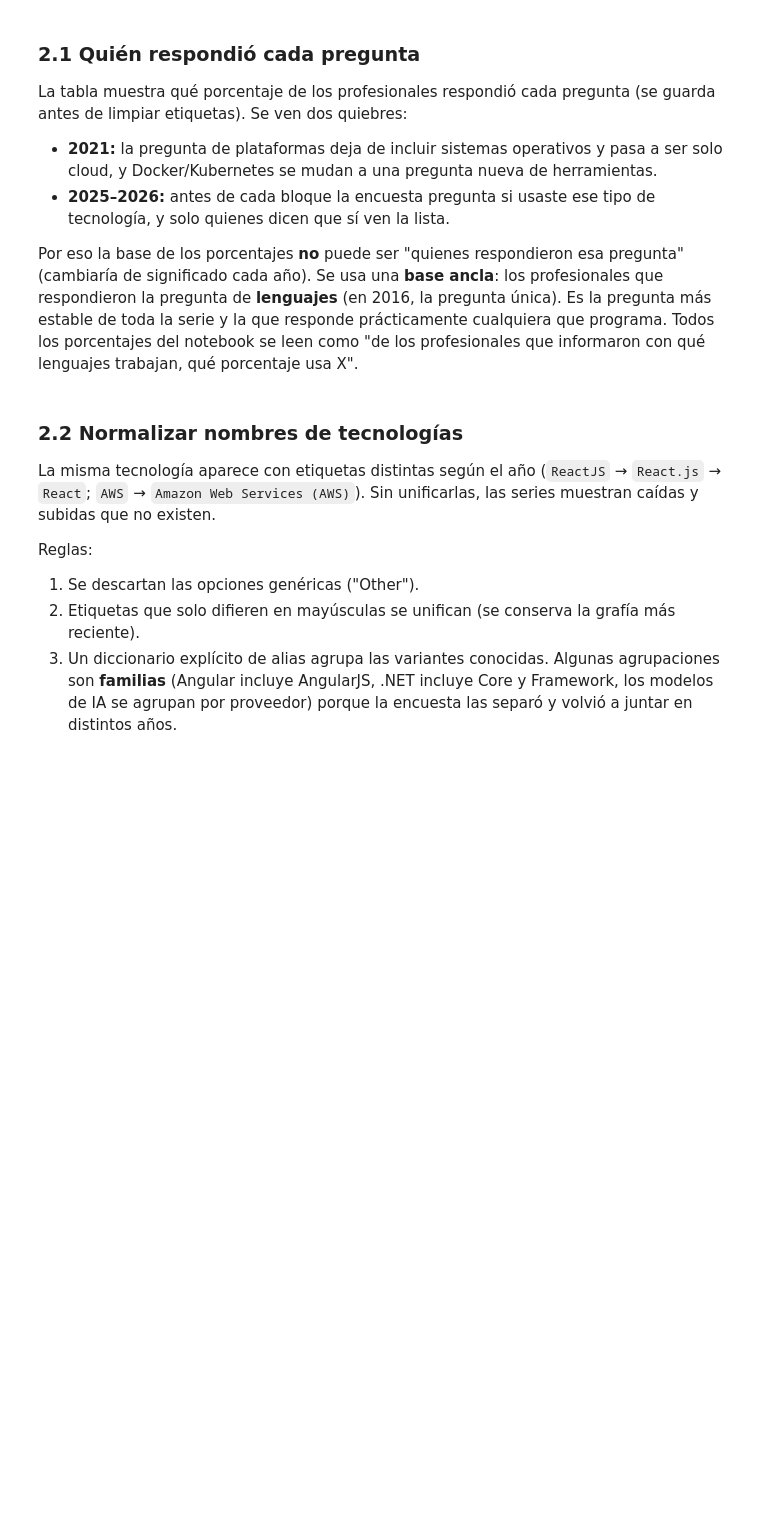
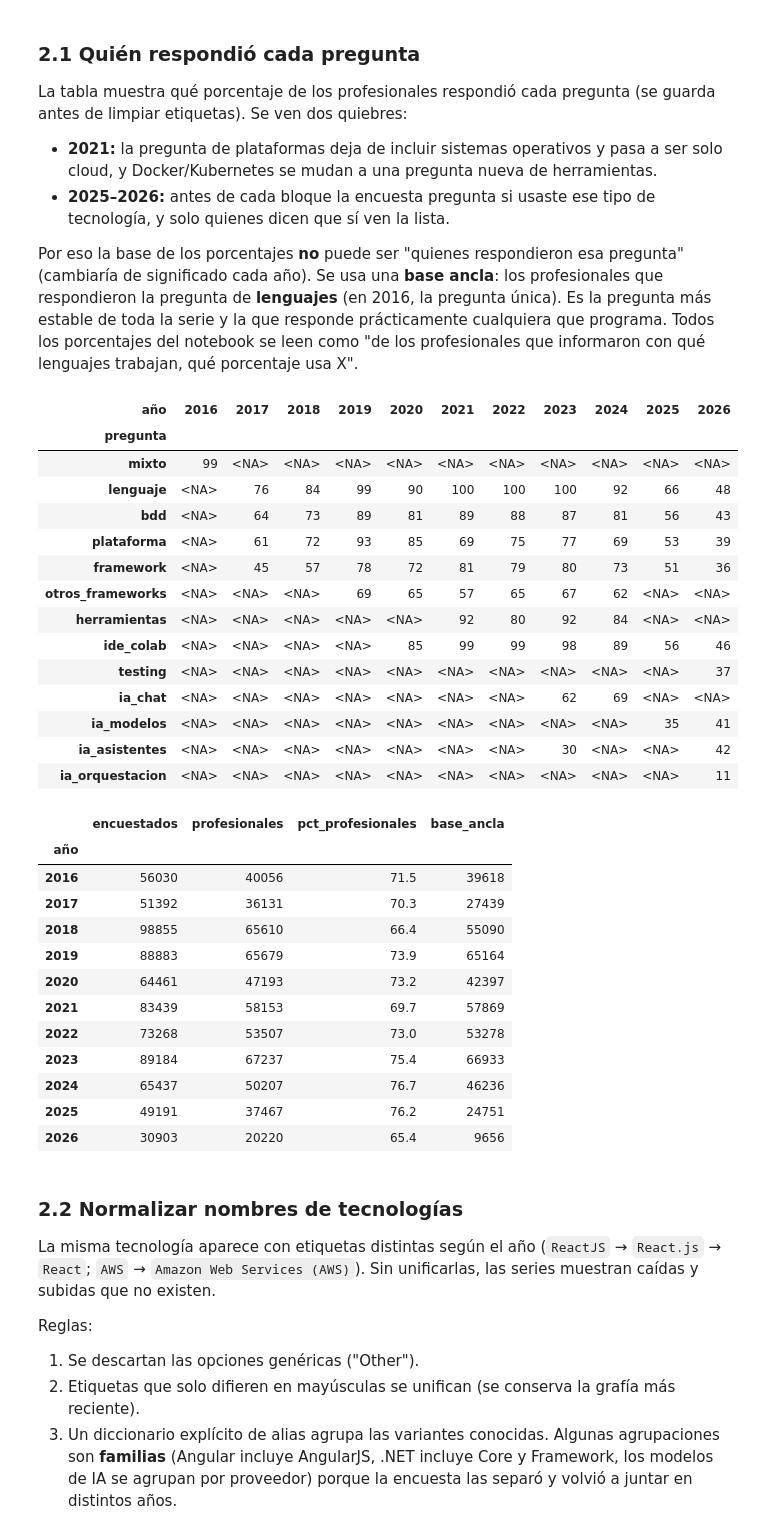
Before and after one commit to Maraffonso/Consulting-Challenge, a Jupyter notebook: notebooks/03_tendencias_mercados.ipynb, the cells around one changed output. Cells and saved outputs as stored; diff of their text form; code cells hidden in the pictures; blank space fills up the shorter version.

```diff
--- a/notebooks/03_tendencias_mercados.ipynb
+++ b/notebooks/03_tendencias_mercados.ipynb
@@ -65,7 +77,7 @@ def es_profesional(año, df):
         return df["perfil"] == "I am a developer by profession"
     return (df["perfil"] == "I create code as a primary part of my job") & activo
 
-columnas_persona = ["año", "id", "es_profesional", "empleo", "rol", "exp_pro", "exp_total", "remoto", "ai_select", "pais"]
+columnas_persona = ["año", "id", "es_profesional", "empleo", "rol", "ai_select", "pais"]
 personas = []
 for año, df in crudo.items():
     df = df.copy()
@@ -113,22 +166,46 @@ Por eso la base de los porcentajes **no** puede ser "quienes respondieron esa pr
 # %%
 respondieron = largo[["año", "id", "relacion", "pregunta"]].drop_duplicates()
 respondieron = respondieron.merge(personas[["año", "id", "es_profesional"]], on=["año", "id"])
 
 base_usa = respondieron[(respondieron["relacion"] == "usa") & respondieron["es_profesional"]]
-tasa = (base_usa.groupby(["pregunta", "año"], observed=True)["id"].nunique().unstack("año")
-        .div(muestra["profesionales"], axis=1).mul(100).round(0))
-tasa = tasa.loc[["mixto", "lenguaje", "bdd", "plataforma", "framework", "otros_frameworks", "herramientas",
-                 "ide_colab", "testing", "ia_chat", "ia_modelos", "ia_asistentes", "ia_orquestacion"]]
-display(tasa.astype("Int64"))
 
 # base ancla: respondió la pregunta de lenguajes (o la pregunta única de 2016)
 ancla = respondieron.loc[(respondieron["relacion"] == "usa") & respondieron["pregunta"].isin(["lenguaje", "mixto"]), ["año", "id"]]
 ancla = ancla.drop_duplicates().assign(en_base=True)
 personas = personas.merge(ancla, on=["año", "id"], how="left")
 personas["en_base"] = personas["en_base"].fillna(False).astype(bool)
 
 muestra["base_ancla"] = personas[personas["es_profesional"] & personas["en_base"]].groupby("año")["id"].size()
 muestra
+# %% [output]
+| año | 2016 | 2017 | 2018 | 2019 | 2020 | 2021 | 2022 | 2023 | 2024 | 2025 | 2026 |
+| pregunta |  |  |  |  |  |  |  |  |  |  |  |
+| mixto | 99 | <NA> | <NA> | <NA> | <NA> | <NA> | <NA> | <NA> | <NA> | <NA> | <NA> |
+| lenguaje | <NA> | 76 | 84 | 99 | 90 | 100 | 100 | 100 | 92 | 66 | 48 |
+| bdd | <NA> | 64 | 73 | 89 | 81 | 89 | 88 | 87 | 81 | 56 | 43 |
+| plataforma | <NA> | 61 | 72 | 93 | 85 | 69 | 75 | 77 | 69 | 53 | 39 |
+| framework | <NA> | 45 | 57 | 78 | 72 | 81 | 79 | 80 | 73 | 51 | 36 |
+| otros_frameworks | <NA> | <NA> | <NA> | 69 | 65 | 57 | 65 | 67 | 62 | <NA> | <NA> |
+| herramientas | <NA> | <NA> | <NA> | <NA> | <NA> | 92 | 80 | 92 | 84 | <NA> | <NA> |
+| ide_colab | <NA> | <NA> | <NA> | <NA> | 85 | 99 | 99 | 98 | 89 | 56 | 46 |
+| testing | <NA> | <NA> | <NA> | <NA> | <NA> | <NA> | <NA> | <NA> | <NA> | <NA> | 37 |
+| ia_chat | <NA> | <NA> | <NA> | <NA> | <NA> | <NA> | <NA> | 62 | 69 | <NA> | <NA> |
+| ia_modelos | <NA> | <NA> | <NA> | <NA> | <NA> | <NA> | <NA> | <NA> | <NA> | 35 | 41 |
+| ia_asistentes | <NA> | <NA> | <NA> | <NA> | <NA> | <NA> | <NA> | 30 | <NA> | <NA> | 42 |
+| ia_orquestacion | <NA> | <NA> | <NA> | <NA> | <NA> | <NA> | <NA> | <NA> | <NA> | <NA> | 11 |
+|  | encuestados | profesionales | pct_profesionales | base_ancla |
+| año |  |  |  |  |
+| 2016 | 56030 | 40056 | 71.5 | 39618 |
+| 2017 | 51392 | 36131 | 70.3 | 27439 |
+| 2018 | 98855 | 65610 | 66.4 | 55090 |
+| 2019 | 88883 | 65679 | 73.9 | 65164 |
+| 2020 | 64461 | 47193 | 73.2 | 42397 |
+| 2021 | 83439 | 58153 | 69.7 | 57869 |
+| 2022 | 73268 | 53507 | 73.0 | 53278 |
+| 2023 | 89184 | 67237 | 75.4 | 66933 |
+| 2024 | 65437 | 50207 | 76.7 | 46236 |
+| 2025 | 49191 | 37467 | 76.2 | 24751 |
+| 2026 | 30903 | 20220 | 65.4 | 9656 |
 # %% [markdown]
 ### 2.2 Normalizar nombres de tecnologías
 
```
Also changed, not shown: parts of 17 cells of this notebook.
